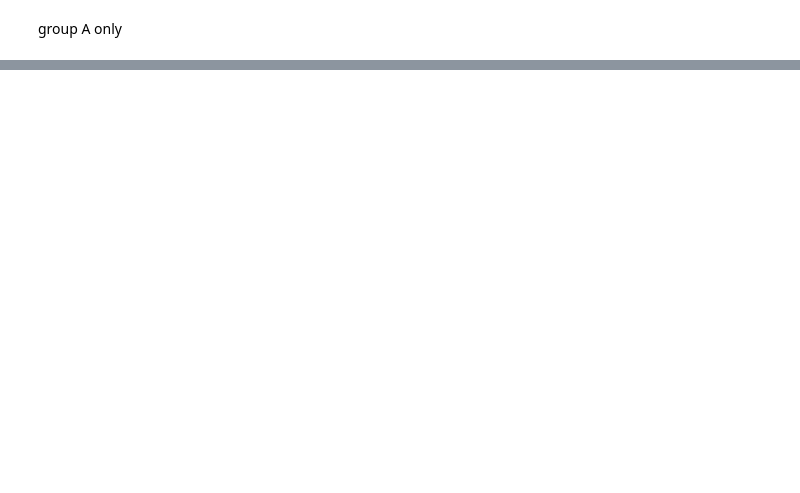
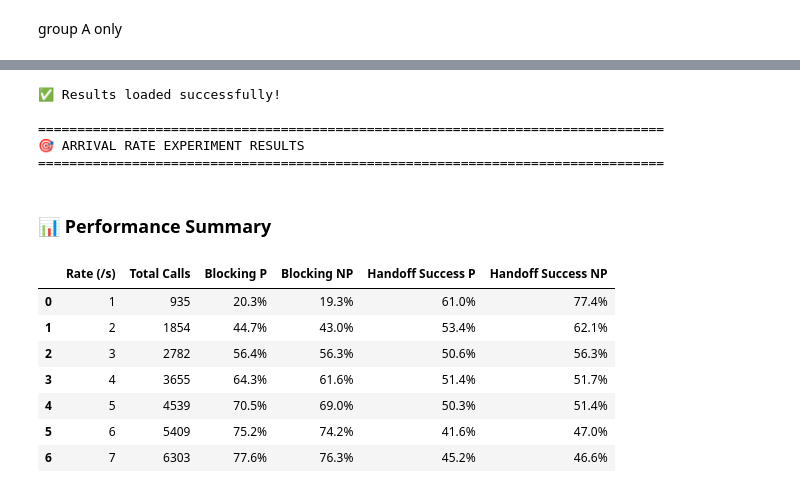
Before and after one commit to Delicia-D/6G-NetworkModel, a Jupyter notebook: notebook.ipynb, the cells around one changed output, grey strips where cells are left out. Cells and saved outputs as stored; diff of their text form; code cells hidden in the pictures; blank space fills up the shorter version.

```diff
--- a/notebook.ipynb
+++ b/notebook.ipynb
@@ -2900,34 +764,49 @@ def display_arrival_rate_results():
         with open('arrival_rate_resultsGroup.pkl', 'rb') as f:
             results = pickle.load(f)
         df_results = pd.DataFrame(results)
-        print(" Results loaded successfully!")
+        print("✅ Results loaded successfully!")
     except FileNotFoundError:
-        print("Results file not found. Run main.py first.")
+        print("❌ Results file not found. Run main.py first.")
         return None
 
     # Create styled display
     print("\n" + "="*80)
-    print(" ARRIVAL RATE EXPERIMENT RESULTS")
+    print("🎯 ARRIVAL RATE EXPERIMENT RESULTS")
     print("="*80)
 
     # Summary Table
     summary_cols = ['arrival_rate_per_second', 'total_calls',
                    'predictive_blocking_prob', 'nonpredictive_blocking_prob',
                    'predictive_handoff_success_rate', 'nonpredictive_handoff_success_rate']
 
     summary_df = df_results[summary_cols].copy()
     summary_df.columns = ['Rate (/s)', 'Total Calls', 'Blocking P', 'Blocking NP',
                          'Handoff Success P', 'Handoff Success NP']
 
     # Format percentages
     for col in ['Blocking P', 'Blocking NP', 'Handoff Success P', 'Handoff Success NP']:
         summary_df[col] = summary_df[col].apply(lambda x: f"{x:.1%}")
 
-    display(HTML("<h3> Performance Summary</h3>"))
+    display(HTML("<h3>📊 Performance Summary</h3>"))
     display(summary_df.style.set_properties(**{'text-align': 'center'}) \
                           .set_table_styles([{'selector': 'th', 'props': [('text-align', 'center')]}]))
 
     return df_results
 
 # Usage in Jupyter:
 df_results = display_arrival_rate_results()
+# %% [output]
+✅ Results loaded successfully!
+
+================================================================================
+🎯 ARRIVAL RATE EXPERIMENT RESULTS
+================================================================================
+📊 Performance Summary
+|  | Rate (/s) | Total Calls | Blocking P | Blocking NP | Handoff Success P | Handoff Success NP |
+| 0 | 1 | 935 | 20.3% | 19.3% | 61.0% | 77.4% |
+| 1 | 2 | 1854 | 44.7% | 43.0% | 53.4% | 62.1% |
+| 2 | 3 | 2782 | 56.4% | 56.3% | 50.6% | 56.3% |
+| 3 | 4 | 3655 | 64.3% | 61.6% | 51.4% | 51.7% |
+| 4 | 5 | 4539 | 70.5% | 69.0% | 50.3% | 51.4% |
+| 5 | 6 | 5409 | 75.2% | 74.2% | 41.6% | 47.0% |
+| 6 | 7 | 6303 | 77.6% | 76.3% | 45.2% | 46.6% |
```
Also changed, not shown: parts of 33 cells of this notebook.
